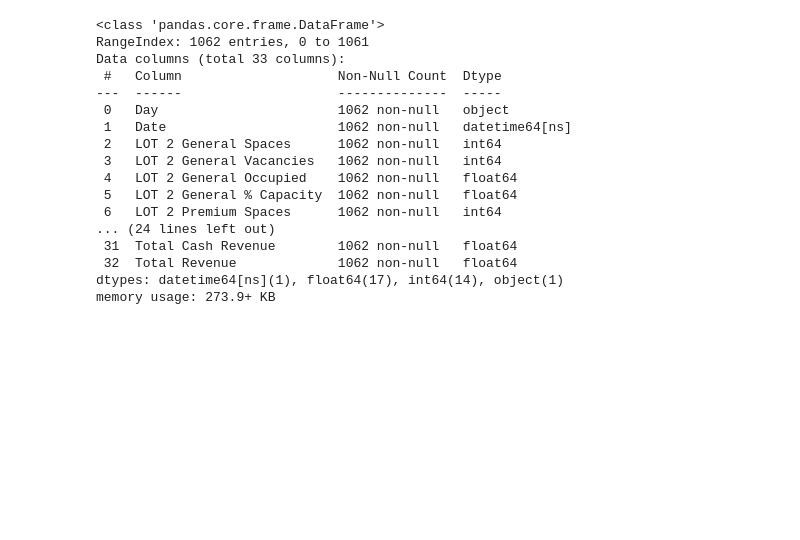
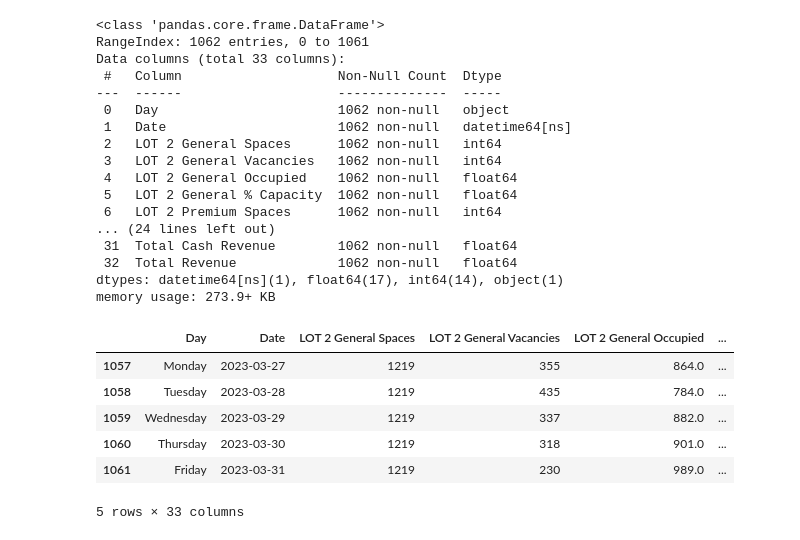
Before and after one commit to doom-boy/Ontario-Competition-Project, a Jupyter notebook: parkinglotsetup.ipynb, the cells around one changed output. Cells and saved outputs as stored; diff of their text form; code cells hidden in the pictures; blank space fills up the shorter version.

Commit message:
Parking data fix
fixed lot 6, added march 31st, still possibly needs more work

```diff
--- a/parkinglotsetup.ipynb
+++ b/parkinglotsetup.ipynb
@@ -41,8 +41,10 @@ def parse_parking_sheet(sheet_df):
 
         entry = {"Day": day, "Date": date}
 
+
+
         # Rows 1-6 (or fewer) for LOTs
-        for j in range(1, min(7, len(block))):
+        for j in range(1, len(block)):
             lot_row = block.iloc[j]
             if pd.isna(lot_row[0]):
                 continue
@@ -61,6 +63,7 @@ def parse_parking_sheet(sheet_df):
             entry[f"{lot_name} Vacancies"] = vacancies
             entry[f"{lot_name} Occupied"] = occupied
             entry[f"{lot_name} % Capacity"] = pct
+
 
         # Ensure LOT 6 exists
         if "LOT 6 Spaces" not in entry:
@@ -99,6 +102,7 @@ def parse_parking_sheet(sheet_df):
 # ---------- READ AND COMBINE SECTION ----------
 file_path = "CEOData/ONT Lot Counts 2020-2023/2020/PCI ONT Daily Lot Counts August 2020.xlsx"
 #file_path = "CEOData/ONT Lot Counts 2020-2023/2020/PCI ONT Daily Lot Counts MAY 2020.xlsx"
+#file_path = "CEOData/ONT Lot Counts 2020-2023/2023/3) PCI ONT Daily Lot Counts March 2023.xlsx"
 
 try:
     all_sheets = pd.read_excel(file_path, sheet_name=None, header=None)
@@ -312,4 +320,17 @@ Data columns (total 33 columns):
  32  Total Revenue             1062 non-null   float64
 dtypes: datetime64[ns](1), float64(17), int64(14), object(1)
 memory usage: 273.9+ KB
+# %%
+
+#fixing march 31
+combined_df.loc[1061, ['LOT 6 Spaces', 'LOT 6 Vacancies', 'LOT 6 Occupied', 'LOT 6 % Capacity']] = [1337, 1337-1081, 1081, 1081/1337]
+combined_df.tail()
+# %% [output]
+|  | Day | Date | LOT 2 General Spaces | LOT 2 General Vacancies | LOT 2 General Occupied | ... |
+| 1057 | Monday | 2023-03-27 | 1219 | 355 | 864.0 | ... |
+| 1058 | Tuesday | 2023-03-28 | 1219 | 435 | 784.0 | ... |
+| 1059 | Wednesday | 2023-03-29 | 1219 | 337 | 882.0 | ... |
+| 1060 | Thursday | 2023-03-30 | 1219 | 318 | 901.0 | ... |
+| 1061 | Friday | 2023-03-31 | 1219 | 230 | 989.0 | ... |
+5 rows × 33 columns
 # %%
```
Also changed, not shown: parts of 3 cells of this notebook, 2 other files.
